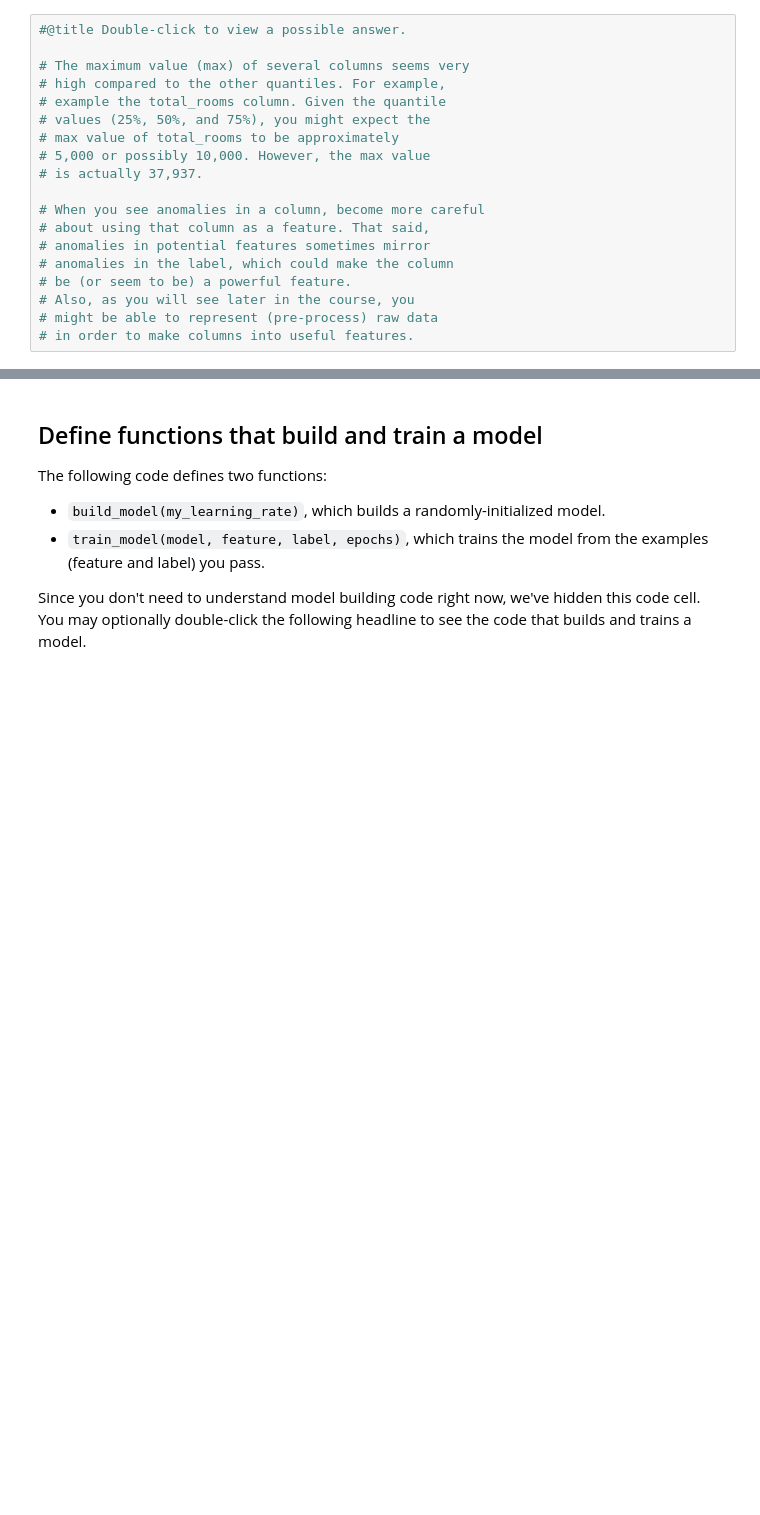
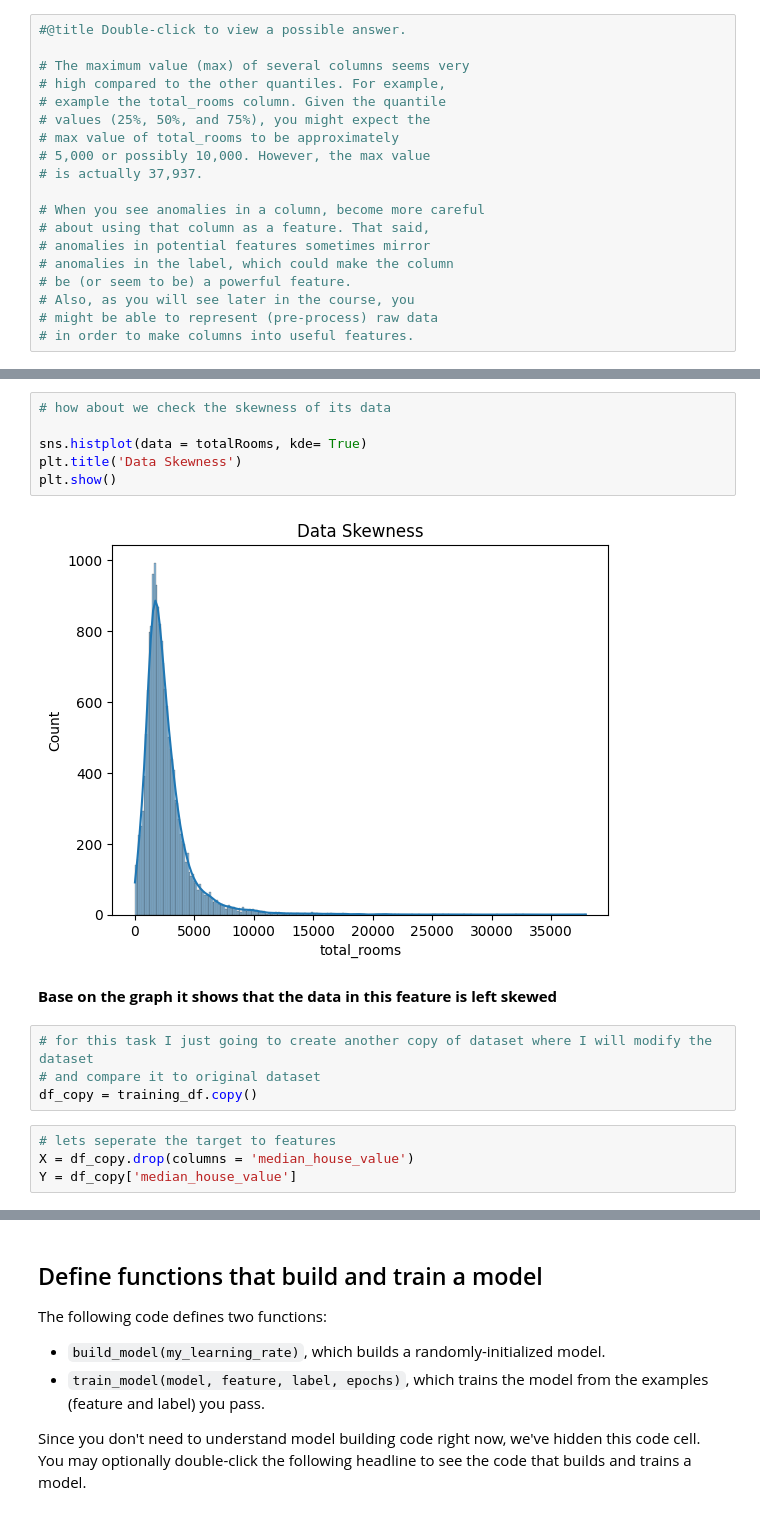
Before and after one commit to KurtGabrielAnduque/CPE-313, a Jupyter notebook: HOA_1_Using_Tensorflow_with_a_Real_Dataset_(with_solutions).ipynb, the cells around one changed output, grey strips where cells are left out. Drawn from its saved outputs; the diff is of its cells as text; blank space fills up the shorter version.

```diff
--- a/HOA_1_Using_Tensorflow_with_a_Real_Dataset_(with_solutions).ipynb
+++ b/HOA_1_Using_Tensorflow_with_a_Real_Dataset_(with_solutions).ipynb
@@ -128,0 +235,18 @@ Do you see any anomalies (strange values) in the data?
+# %%
+# how about we check the skewness of its data
+
+sns.histplot(data = totalRooms, kde= True)
+plt.title('Data Skewness')
+plt.show()
+# %% [output]
+[figure, added]
+# %% [markdown]
+<b>Base on the graph it shows that the data in this feature is left skewed
+# %%
+# for this task I just going to create another copy of dataset where I will modify the dataset
+# and compare it to original dataset
+df_copy = training_df.copy()
+# %%
+# lets seperate the target to features
+X = df_copy.drop(columns = 'median_house_value')
+Y = df_copy['median_house_value']
```
Also changed, not shown: parts of 45 cells of this notebook.
